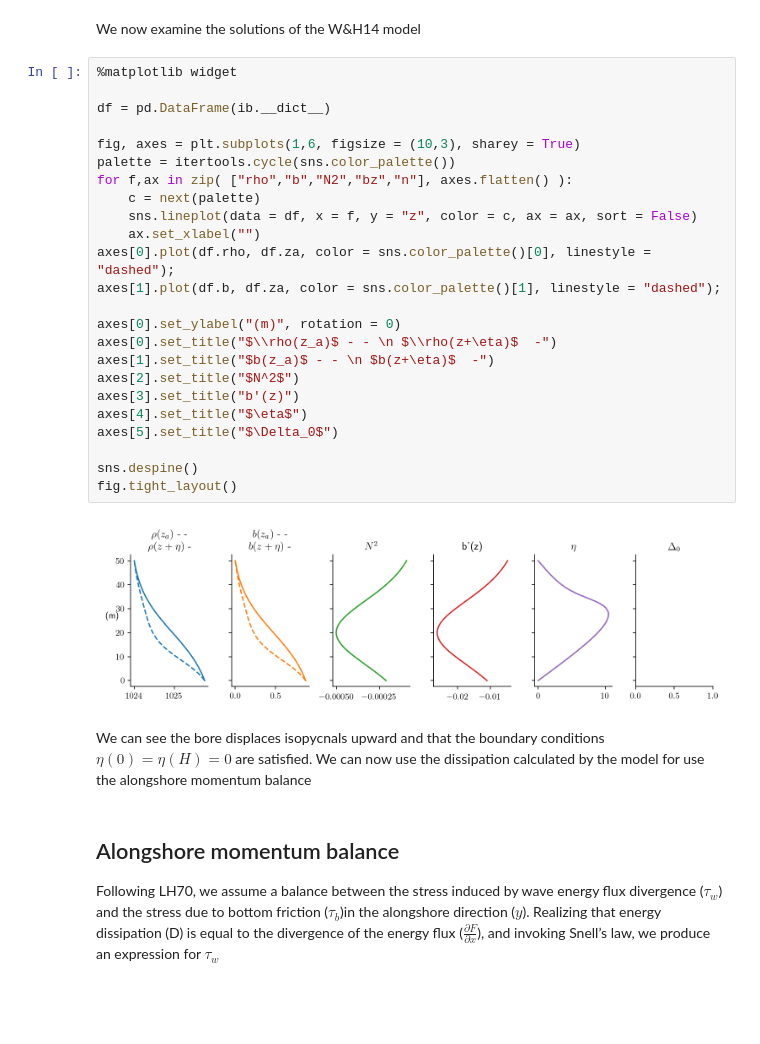
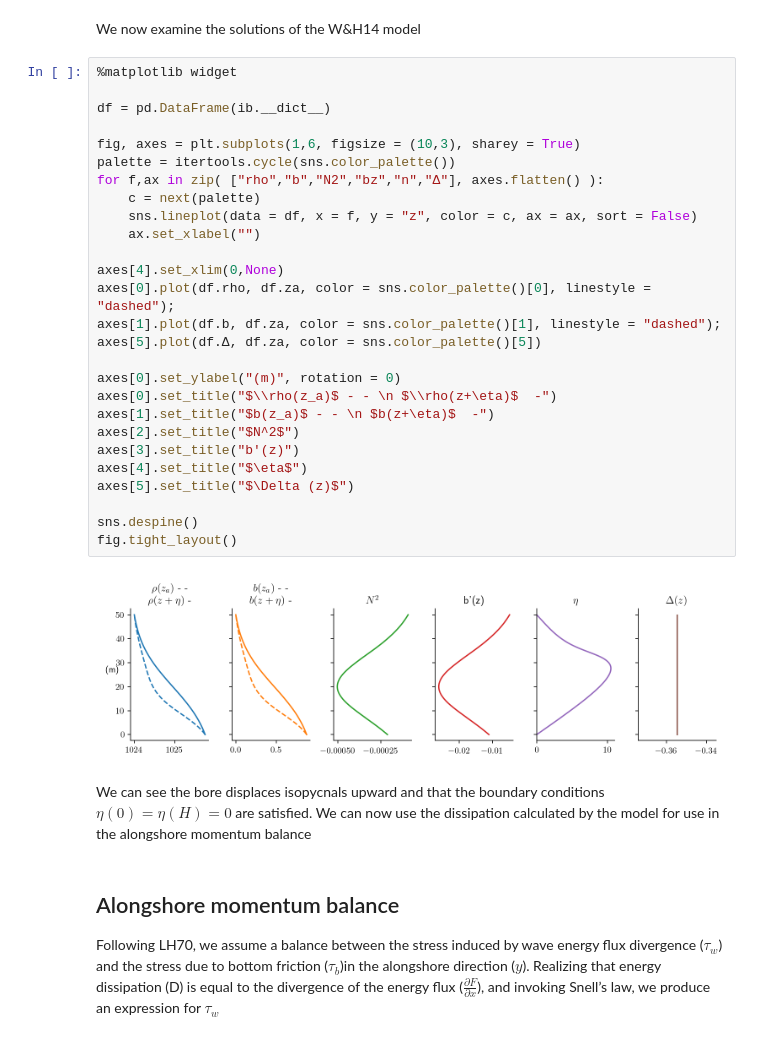
Before and after one commit to wingtorres/internal_bore_oblique, a Jupyter notebook: ib_alongshore_WH14.ipynb, the cells around one changed output. Saved outputs shown, nothing was run; the diff lists cells and outputs as text; blank space fills up the shorter version.

Commit message:
update plot for delta

```diff
--- a/ib_alongshore_WH14.ipynb
+++ b/ib_alongshore_WH14.ipynb
@@ -127,31 +127,34 @@ We now examine the solutions of the W&H14 model
 # %%
 %matplotlib widget
 
 df = pd.DataFrame(ib.__dict__)
 
 fig, axes = plt.subplots(1,6, figsize = (10,3), sharey = True)
 palette = itertools.cycle(sns.color_palette())
-for f,ax in zip( ["rho","b","N2","bz","n"], axes.flatten() ):
+for f,ax in zip( ["rho","b","N2","bz","n","Δ"], axes.flatten() ):
     c = next(palette)
     sns.lineplot(data = df, x = f, y = "z", color = c, ax = ax, sort = False)
     ax.set_xlabel("")
+
+axes[4].set_xlim(0,None)
 axes[0].plot(df.rho, df.za, color = sns.color_palette()[0], linestyle = "dashed");
 axes[1].plot(df.b, df.za, color = sns.color_palette()[1], linestyle = "dashed");
+axes[5].plot(df.Δ, df.za, color = sns.color_palette()[5])
 
 axes[0].set_ylabel("(m)", rotation = 0)
 axes[0].set_title("$\\rho(z_a)$ - - \n $\\rho(z+\eta)$  -")
 axes[1].set_title("$b(z_a)$ - - \n $b(z+\eta)$  -")
 axes[2].set_title("$N^2$")
 axes[3].set_title("b'(z)")
 axes[4].set_title("$\eta$")
-axes[5].set_title("$\Delta_0$")
+axes[5].set_title("$\Delta (z)$")
 
 sns.despine()
 fig.tight_layout()
 # %% [output]
-[figure, old version]
+[figure, new version]
 # %% [markdown]
-We can see the bore displaces isopycnals upward and that the boundary conditions $\eta(0)=\eta(H)=0$ are satisfied. We can now use the dissipation calculated by the model for use the alongshore momentum balance
+We can see the bore displaces isopycnals upward and that the boundary conditions $\eta(0)=\eta(H)=0$ are satisfied. We can now use the dissipation calculated by the model for use in the alongshore momentum balance
 # %% [markdown]
 ## Alongshore momentum balance
 
```
